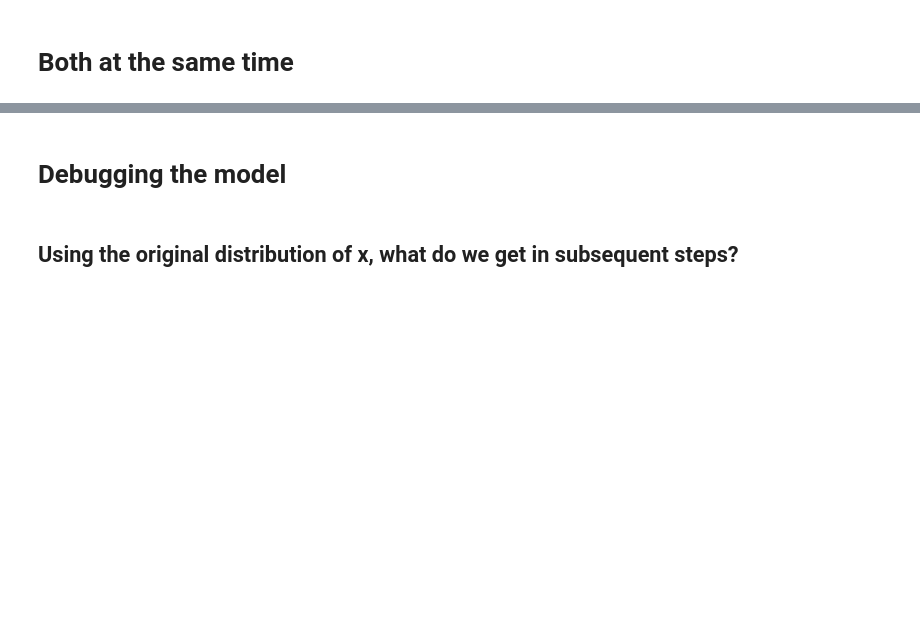
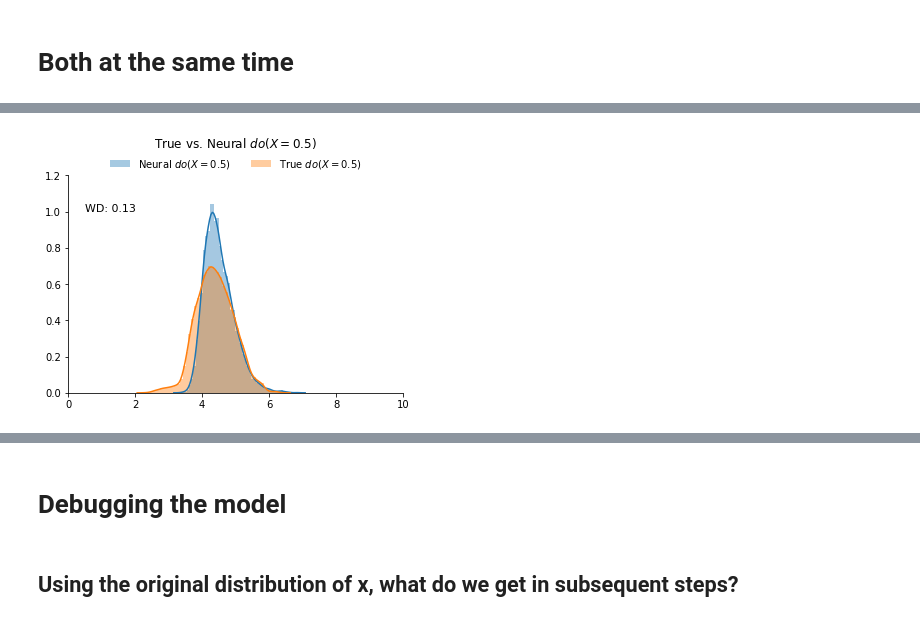
Before and after one commit to Chechgm/causal_effect_estimation_using_nade, a Jupyter notebook: 5-Front_door.ipynb, the cells around one changed output, grey strips where cells are left out. Saved outputs shown, nothing was run; the diff lists cells and outputs as text; code cells hidden in the pictures; blank space fills up the shorter version.

```diff
--- a/5-Front_door.ipynb
+++ b/5-Front_door.ipynb
@@ -149 +150,23 @@ tensor(-0.2229, grad_fn=<SubBackward0>)
+# %%
+#ax = sns.distplot((mu_ZX_Y_0*data.sd[2]).detach().numpy(), label="Neural $do(X=0)$")
+ax = sns.distplot((mu_ZX_Y_05*data.sd[2]).detach().numpy(), label="Neural $do(X=0.5)$")
+#ax = sns.distplot(test_1_0, label="True $do(X=0)$")
+ax = sns.distplot(test_1_05, label="True $do(X=0.5)$")
+
+#plt.title("True vs. Neural $do(X=0)$", y=1.10)
+plt.title("True vs. Neural $do(X=0.5)$", y=1.10)
+ax.legend(loc="upper center", ncol=2, bbox_to_anchor=(0.5, 1.10), borderaxespad=0, frameon=False)
+
+#ax.text(0.5, 1,"WD: %.2f" % (scipy.stats.wasserstein_distance(test_1_0, (mu_ZX_Y_0*data.sd[2]).detach().numpy()[:,0])), fontsize=11)
+ax.text(0.5, 1,"WD: %.2f" % (scipy.stats.wasserstein_distance(test_1_05, (mu_ZX_Y_05*data.sd[2]).detach().numpy()[:,0])), fontsize=11)
+
+ax.set_xlim(0,10)
+ax.set_ylim(0,1.2)
+
+ax.spines['right'].set_visible(False)
+ax.spines['top'].set_visible(False)
+
+plt.savefig("./results/neural_05.pdf", ppi=300, bbox_inches='tight');
+# %% [output]
+[figure, added]
 # %%
```
Also changed, not shown: parts of 15 cells of this notebook, 15 other files.
